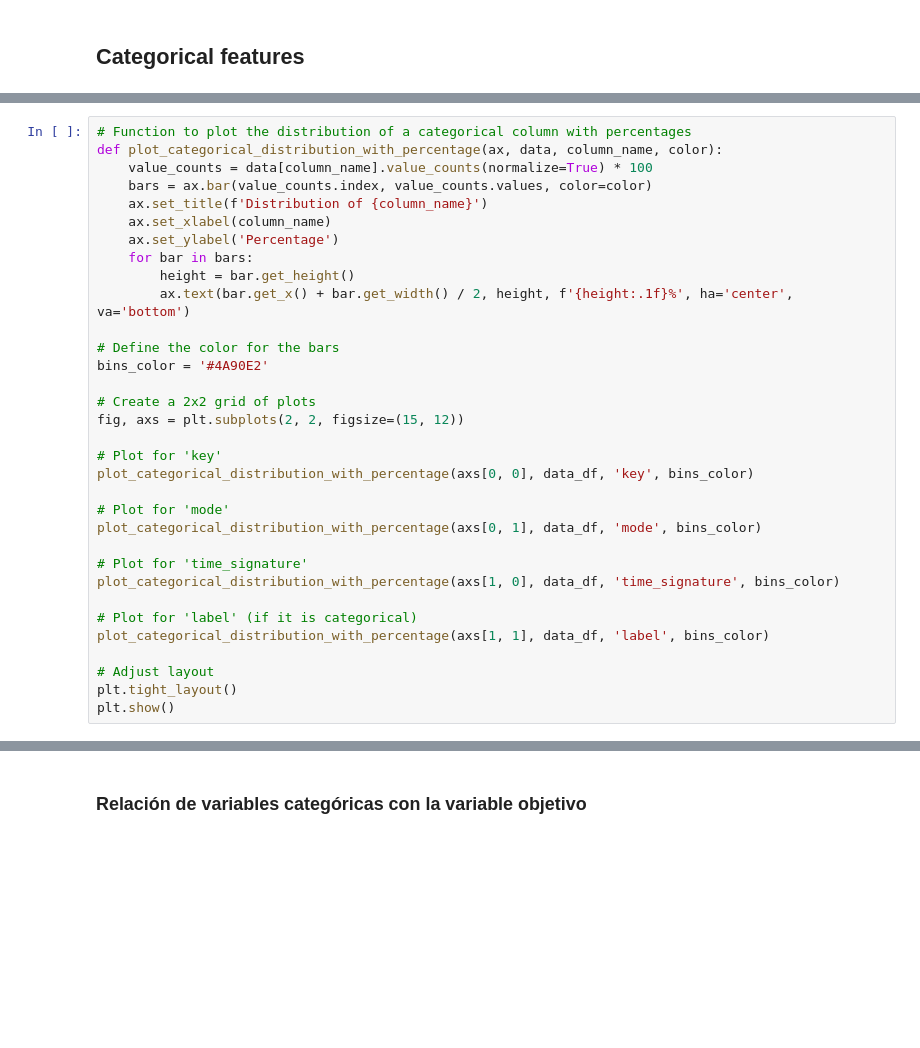
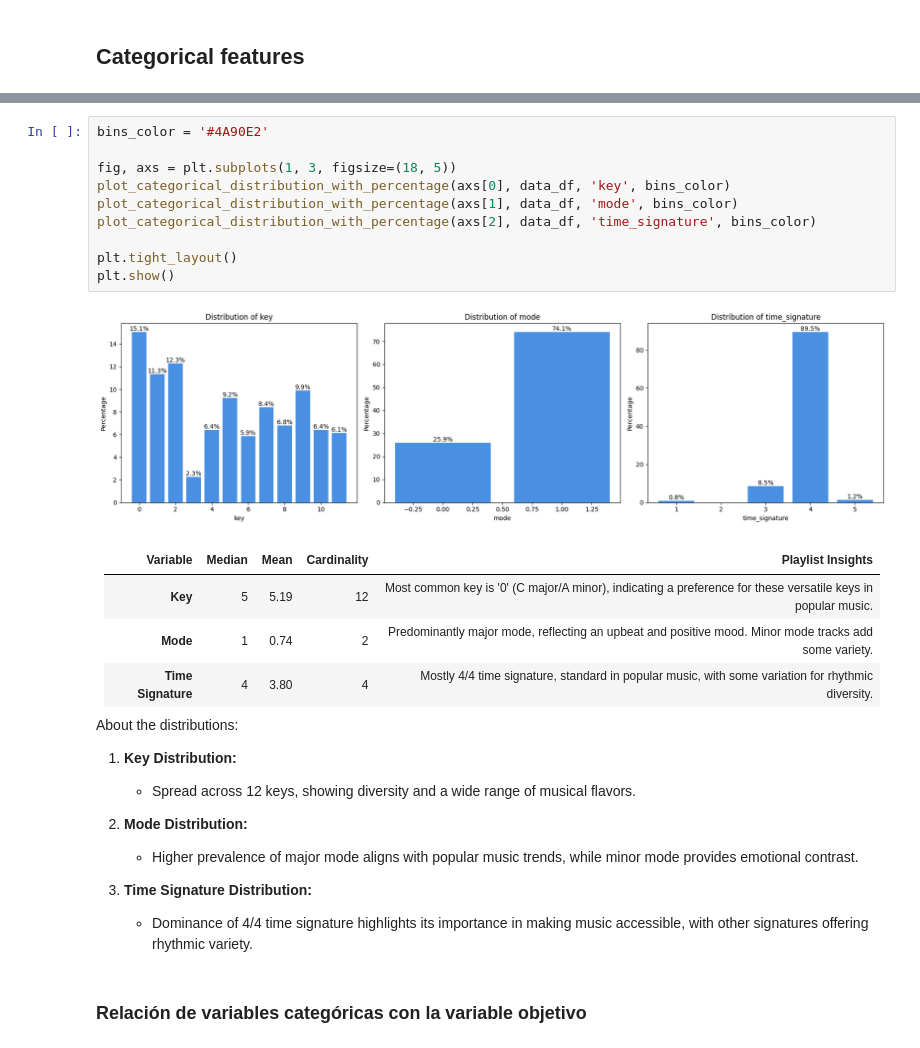
Before and after one commit to ChristianConchari/tp_final_adai_playlist-spotify, a Jupyter notebook: notebooks/exploratory_analysis.ipynb, the cells around one changed output, grey strips where cells are left out. Drawn from its saved outputs; the diff is of its cells as text; blank space fills up the shorter version.

```diff
--- a/notebooks/exploratory_analysis.ipynb
+++ b/notebooks/exploratory_analysis.ipynb
@@ -197,33 +218,0 @@ plt.show()
-# %%
-# Function to plot the distribution of a categorical column with percentages
-def plot_categorical_distribution_with_percentage(ax, data, column_name, color):
-    value_counts = data[column_name].value_counts(normalize=True) * 100
-    bars = ax.bar(value_counts.index, value_counts.values, color=color)
-    ax.set_title(f'Distribution of {column_name}')
-    ax.set_xlabel(column_name)
-    ax.set_ylabel('Percentage')
-    for bar in bars:
-        height = bar.get_height()
-        ax.text(bar.get_x() + bar.get_width() / 2, height, f'{height:.1f}%', ha='center', va='bottom')
-
-# Define the color for the bars
-bins_color = '#4A90E2'
-
-# Create a 2x2 grid of plots
-fig, axs = plt.subplots(2, 2, figsize=(15, 12))
-
-# Plot for 'key'
-plot_categorical_distribution_with_percentage(axs[0, 0], data_df, 'key', bins_color)
-
-# Plot for 'mode'
-plot_categorical_distribution_with_percentage(axs[0, 1], data_df, 'mode', bins_color)
-
-# Plot for 'time_signature'
-plot_categorical_distribution_with_percentage(axs[1, 0], data_df, 'time_signature', bins_color)
-
-# Plot for 'label' (if it is categorical)
-plot_categorical_distribution_with_percentage(axs[1, 1], data_df, 'label', bins_color)
-
-# Adjust layout
-plt.tight_layout()
-plt.show()
@@ -239,2 +219,31 @@ plt.show()
+# %%
+bins_color = '#4A90E2'
+
+fig, axs = plt.subplots(1, 3, figsize=(18, 5))
+plot_categorical_distribution_with_percentage(axs[0], data_df, 'key', bins_color)
+plot_categorical_distribution_with_percentage(axs[1], data_df, 'mode', bins_color)
+plot_categorical_distribution_with_percentage(axs[2], data_df, 'time_signature', bins_color)
+
+plt.tight_layout()
+plt.show()
+# %% [output]
+[figure, added]
+# %% [markdown]
+| Variable         | Median        | Mean              | Cardinality | Playlist Insights                                                                                       |
+|------------------|---------------|--------------------|-------------|---------------------------------------------------------------------------------------------------------|
+| **Key**          | 5             | 5.19               | 12          | Most common key is '0' (C major/A minor), indicating a preference for these versatile keys in popular music.|
+| **Mode**         | 1             | 0.74               | 2           | Predominantly major mode, reflecting an upbeat and positive mood. Minor mode tracks add some variety.|
+| **Time Signature**| 4             | 3.80               | 4           | Mostly 4/4 time signature, standard in popular music, with some variation for rhythmic diversity.|
+
+About the distributions:
+
+1. **Key Distribution:**
+   - Spread across 12 keys, showing diversity and a wide range of musical flavors.
+
+2. **Mode Distribution:**
+   - Higher prevalence of major mode aligns with popular music trends, while minor mode provides emotional contrast.
+
+3. **Time Signature Distribution:**
+   - Dominance of 4/4 time signature highlights its importance in making music accessible, with other signatures offering rhythmic variety.
 # %% [markdown]
 ### Relación de variables categóricas con la variable objetivo
```
Also changed, not shown: parts of 20 cells of this notebook, 1 other file.
